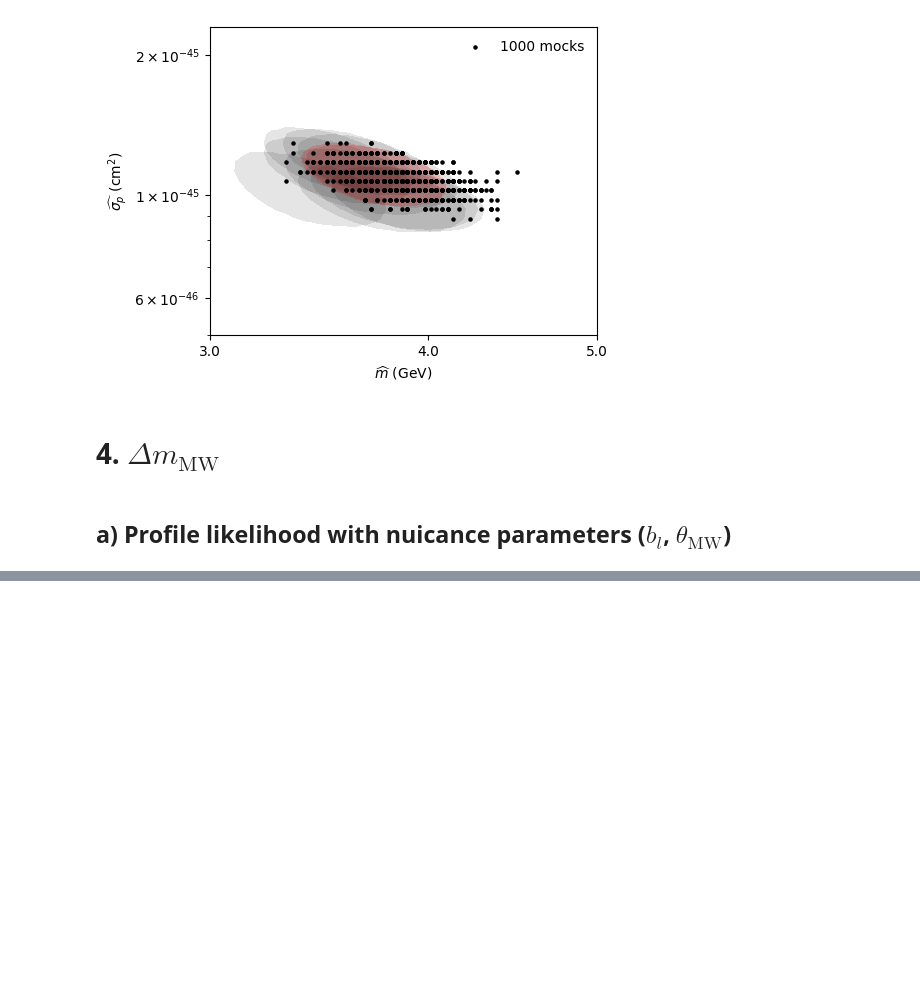
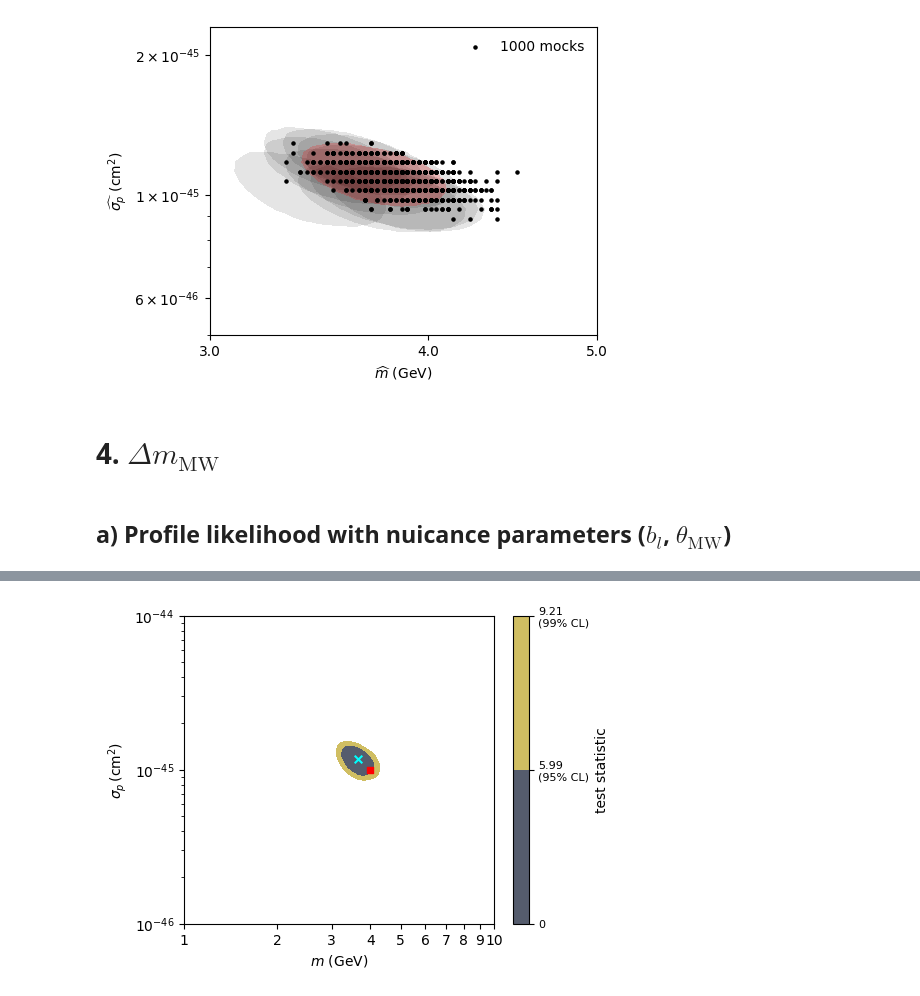
Before and after one commit to Manush19/MWlocalDM, a Jupyter notebook: Notebooks/Nuclear_recoil.ipynb, the cells around one changed output, grey strips where cells are left out. Drawn from its saved outputs; the diff is of its cells as text; code cells hidden in the pictures; blank space fills up the shorter version.

```diff
--- a/Notebooks/Nuclear_recoil.ipynb
+++ b/Notebooks/Nuclear_recoil.ipynb
@@ -525,0 +629,13 @@ KeyboardInterrupt:
+# %%
+nr = Nr('Xe', vE=mwd['vE'], vdfE=mwd['vdfE_50'], vesc=p50(mwd['vescs']),
+        vcirc=p50(mwd['vcircs']), rhosun=p50(mwd['rhosuns']), Ethr=0.1,
+        Eroi=5.0, ω=10.0)
+mock = nr.mocksample(4., 1e-45, 0.001, Ntot='mean')
+nobs = mock['binned_Esample']
+ΔE = (nr.Eroi - nr.Ethr)/mock['Nbins']
+
+Ngrid = 100
+Mdm = np.linspace(1,10,Ngrid)
+Sdm = np.logspace(-46,-44,Ngrid)
+
+chain_len = len(mwd['vdfEs'])
@@ -525,0 +684,34 @@ KeyboardInterrupt:
+# %%
+Lgrid = np.zeros([Ngrid]*2)
+Mgrid, Sgrid = np.zeros([Ngrid]*2), np.zeros([Ngrid]*2)
+for i,mdm in enumerate(Mdm):
+    for j,sdm in enumerate(Sdm):
+        Larray = np.zeros(len(results))
+        for k,res in enumerate(results):
+            L = res['Lgrid'][i,j]
+            L = 1e32 if np.isnan(L) else L
+            Larray[k] = L
+        Lgrid[i,j] = np.min(Larray)
+        Mgrid[i,j] = Mdm[i]
+        Sgrid[i,j] = Sdm[j]
+# %%
+indx = np.where(Lgrid == np.min(Lgrid))
+Tgrid = 2*(Lgrid - np.min(Lgrid))
+fig,ax = plt.subplots(figsize=(5,4))
+cf = ax.contourf(Mgrid, Sgrid, Tgrid, [0,5.99,9.21], cmap = 'cividis')
+cb = fig.colorbar(cf, label='test statistic')
+cb.set_ticklabels(['0', '5.99\n(95% CL)', '9.21\n(99% CL)'], size=8)
+
+ax.scatter(4., 1e-45, c='r', marker='s', s=15, label='Input')
+ax.scatter(Mgrid[indx], Sgrid[indx], c='cyan', marker='x', s=30, lw=1.5, label='MLE')
+
+
+ax.set_xscale('log')
+ax.set_yscale('log')
+ax.set_xticks([1,2,3,4,5,6,7,8,9,10], [1,2,3,4,5,6,7,8,9,10])
+ax.set_xlabel('$m$ (GeV)')
+ax.set_ylabel('$\sigma_p \, (\mathrm{cm}^2)$')
+
+plt.savefig('../Output/figures/nuclear/test_statistic_bl_ΘMW.png', bbox_inches = 'tight', dpi = 300)
+# %% [output]
+[figure, added]
```
Also changed, not shown: parts of 14 cells of this notebook, 6 other files.
